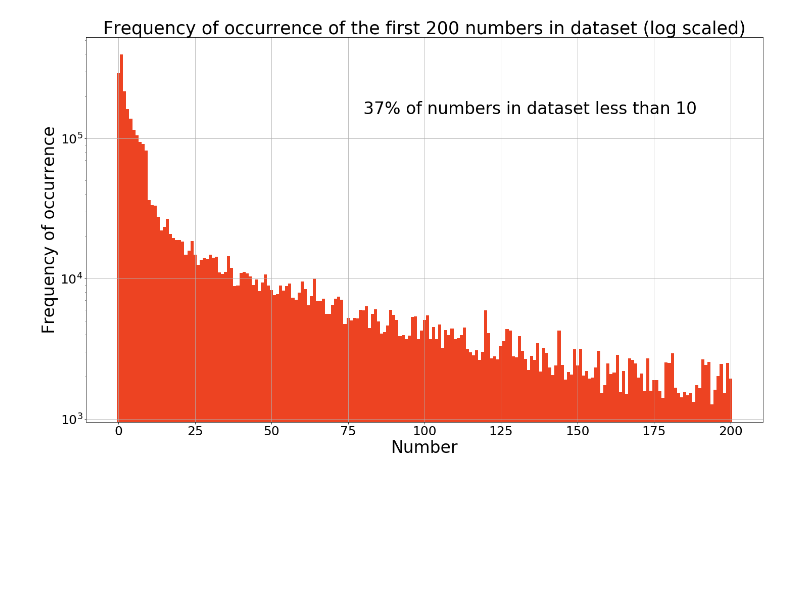
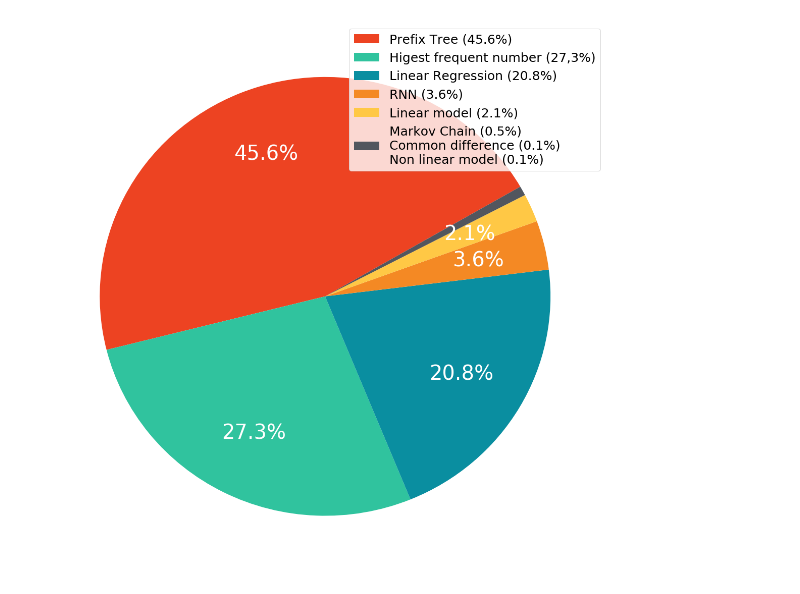
Before and after one commit to ptyshevs/int_seq, a Jupyter notebook: ynd/graph/graph.ipynb, the cells around one changed output. Saved outputs shown, nothing was run; the diff lists cells and outputs as text; code cells hidden in the pictures; blank space fills up the shorter version.

Commit message:
New: Pie chart Guess percentage

```diff
--- a/ynd/graph/graph.ipynb
+++ b/ynd/graph/graph.ipynb
@@ -1,17 +1,19 @@
 # %%
 import os
 import pandas as pd
+from numpy import median
 from matplotlib import pyplot as plt
-from numpy import median
+from matplotlib import rcParams
+rcParams['font.size'] = 25.0
 
 class Pres:
-    def __init__(self, name, flist=[], slist=None, param=None):
+    def __init__(self, name, flist=[], slist=None, param=None, figsize=(24,14)):
         self.name = name
         self.flist = flist
         if slist: self.slist = slist
         if param: self.param = param
 
-        self.fig, self.ax = plt.subplots(figsize=(24, 14))
+        self.fig, self.ax = plt.subplots(figsize=figsize)
         self.ax.grid(True)
         self.ax.xaxis.label.set_size(33)
         self.ax.yaxis.label.set_size(33)
@@ -19,10 +21,10 @@ class Pres:
         self.ax.yaxis.set_tick_params(labelsize=25)
 
     def setup(self, **kwargs):
-        if kwargs["xlabel"]:
+        if "xlabel" in kwargs:
             self.ax.set_xlabel(kwargs["xlabel"])
             del kwargs["xlabel"]
-        if kwargs["ylabel"]:
+        if "ylabel" in kwargs:
             self.ax.set_ylabel(kwargs["ylabel"])
             del kwargs["ylabel"]
         if "title" in kwargs and "title_fontsize" in kwargs:
@@ -45,11 +47,19 @@ class Pres:
         kwargs = self.setup(**kwargs)
         self.ax.bar(self.flist, self.slist, **kwargs)
 
+    def pie(self, *args, **kwargs):
+        kwargs = self.setup(**kwargs)
+        self.ax.set_axis_off()
+        return self.ax.pie(self.flist, **kwargs)
+
     def text(self, *args, **kwargs):
         if "fontsize" not in kwargs:
             self.ax.text(*args, **kwargs, fontsize=33)
         else:
             self.ax.text(*args, **kwargs)
+
+    def legend(self, *args, **kwargs):
+        plt.legend(*args, **kwargs)
 
     def save(self, **kwargs):
         if "fmt" not in kwargs: kwargs["fmt"] = "svg"
@@ -135,5 +141,16 @@ prescountnums.bar(width=1, color="#ed4322", log=True, align='center',
              title="Frequency of occurrence of the first 200 numbers in dataset (log scaled)")
 prescountnums.text(80, 150000, "37% of numbers in dataset less than 10")
 prescountnums.save(transparent=True)
-# %% [output]
-[figure, removed]
+# %%
+models = ["Prefix Tree (45.6%)", "Higest frequent number (27,3%)", "Linear Regression (20.8%)", "RNN (3.6%)", "Linear model (2.1%)", "Markov Chain (0.5%) \nCommon difference (0.1%) \nNon linear model (0.1%)"]
+solved = [113846-61948,31040,23639,4116,2367,592+101+93]
+pressolvedpie = Pres("solved_pie", solved, models, figsize=(20,20))
+colors = ['#ed4322','#30c39e', '#0a8ea0', '#f48924', '#ffc845', '#52565e']
+patches, texts, autotexts = pressolvedpie.pie(colors=colors, autopct=lambda x: '{p:.1f}%'.format(p=x) if x > 1 else '', startangle=30, pctdistance=0.7)
+for autotext in autotexts:
+    autotext.set_color('white')
+    autotext.set_size(40)
+pressolvedpie.legend(patches, models, loc="best")
+pressolvedpie.save(transparent=True)
+# %% [output]
+[figure, added]
```
Also changed, not shown: parts of 2 cells of this notebook, 4 other files.
